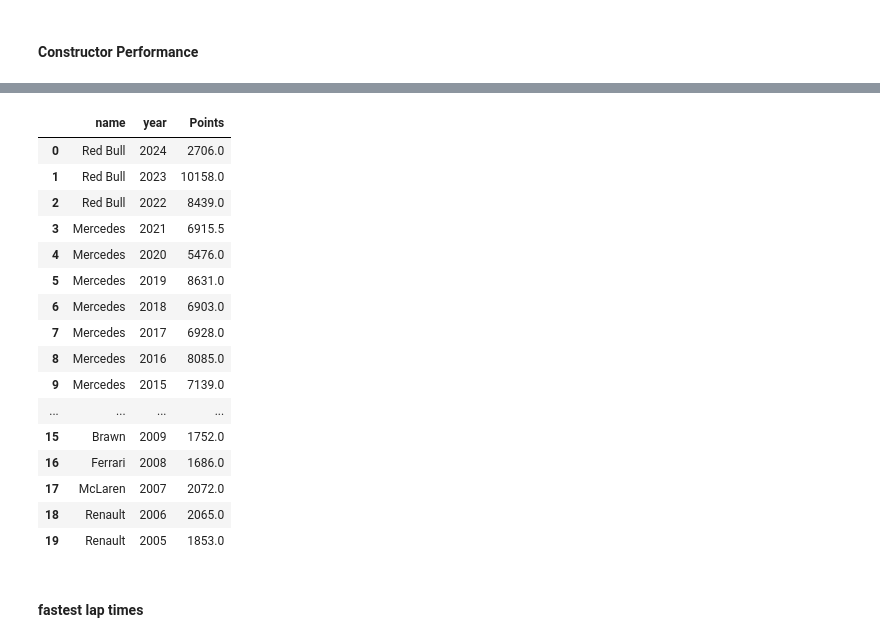
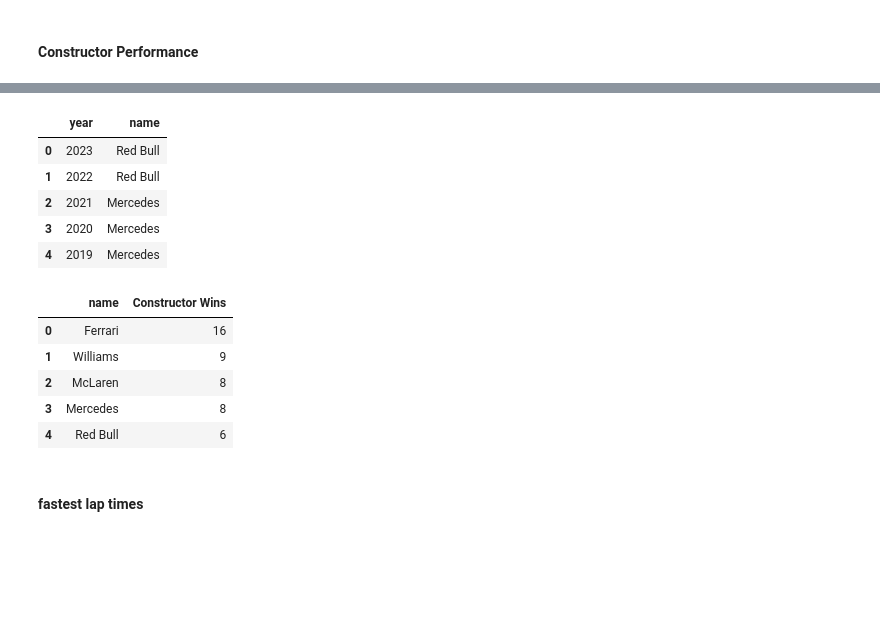
Before and after one commit to sagarverma29/F1-World-Championship-Analysis, a Jupyter notebook: Formula 1 EDA.ipynb, the cells around one changed output, grey strips where cells are left out. Saved outputs shown, nothing was run; the diff lists cells and outputs as text; code cells hidden in the pictures; blank space fills up the shorter version.

```diff
--- a/Formula 1 EDA.ipynb
+++ b/Formula 1 EDA.ipynb
@@ -401,21 +356,26 @@ const = pd.read_sql(query, engine)
-# %%
-const.head(20)
-# %% [output]
-|  | name | year | Points |
-| 0 | Red Bull | 2024 | 2706.0 |
-| 1 | Red Bull | 2023 | 10158.0 |
-| 2 | Red Bull | 2022 | 8439.0 |
-| 3 | Mercedes | 2021 | 6915.5 |
-| 4 | Mercedes | 2020 | 5476.0 |
-| 5 | Mercedes | 2019 | 8631.0 |
-| 6 | Mercedes | 2018 | 6903.0 |
-| 7 | Mercedes | 2017 | 6928.0 |
-| 8 | Mercedes | 2016 | 8085.0 |
-| 9 | Mercedes | 2015 | 7139.0 |
-| ... | ... | ... | ... |
-| 15 | Brawn | 2009 | 1752.0 |
-| 16 | Ferrari | 2008 | 1686.0 |
-| 17 | McLaren | 2007 | 2072.0 |
-| 18 | Renault | 2006 | 2065.0 |
-| 19 | Renault | 2005 | 1853.0 |
+# %%
+query= """
+SELECT year, name
+FROM constructor_standings AS cs
+JOIN(
+SELECT year, raceId
+FROM races
+GROUP BY year
+HAVING MAX(round)
+)AS max_race
+ON max_race.raceId = cs.raceId
+JOIN constructors AS c
+ON c.constructorId = cs.constructorId
+WHERE position = 1
+ORDER BY year DESC
+"""
+res = pd.read_sql(query, engine)
+res.head()
+# %% [output]
+|  | year | name |
+| 0 | 2023 | Red Bull |
+| 1 | 2022 | Red Bull |
+| 2 | 2021 | Mercedes |
+| 3 | 2020 | Mercedes |
+| 4 | 2019 | Mercedes |
 # %%
@@ -423,3 +383,12 @@ Constructor_champions = const.groupby(by= 'name').size().reset_index(name = 'Con
 # %%
 Constructor_champions.sort_values('Constructor Wins', ascending= False, inplace= True)
+Constructor_champions.reset_index(drop=True, inplace= True)
+Constructor_champions.head()
+# %% [output]
+|  | name | Constructor Wins |
+| 0 | Ferrari | 16 |
+| 1 | Williams | 9 |
+| 2 | McLaren | 8 |
+| 3 | Mercedes | 8 |
+| 4 | Red Bull | 6 |
 # %%
```
Also changed, not shown: parts of 4 cells of this notebook.
